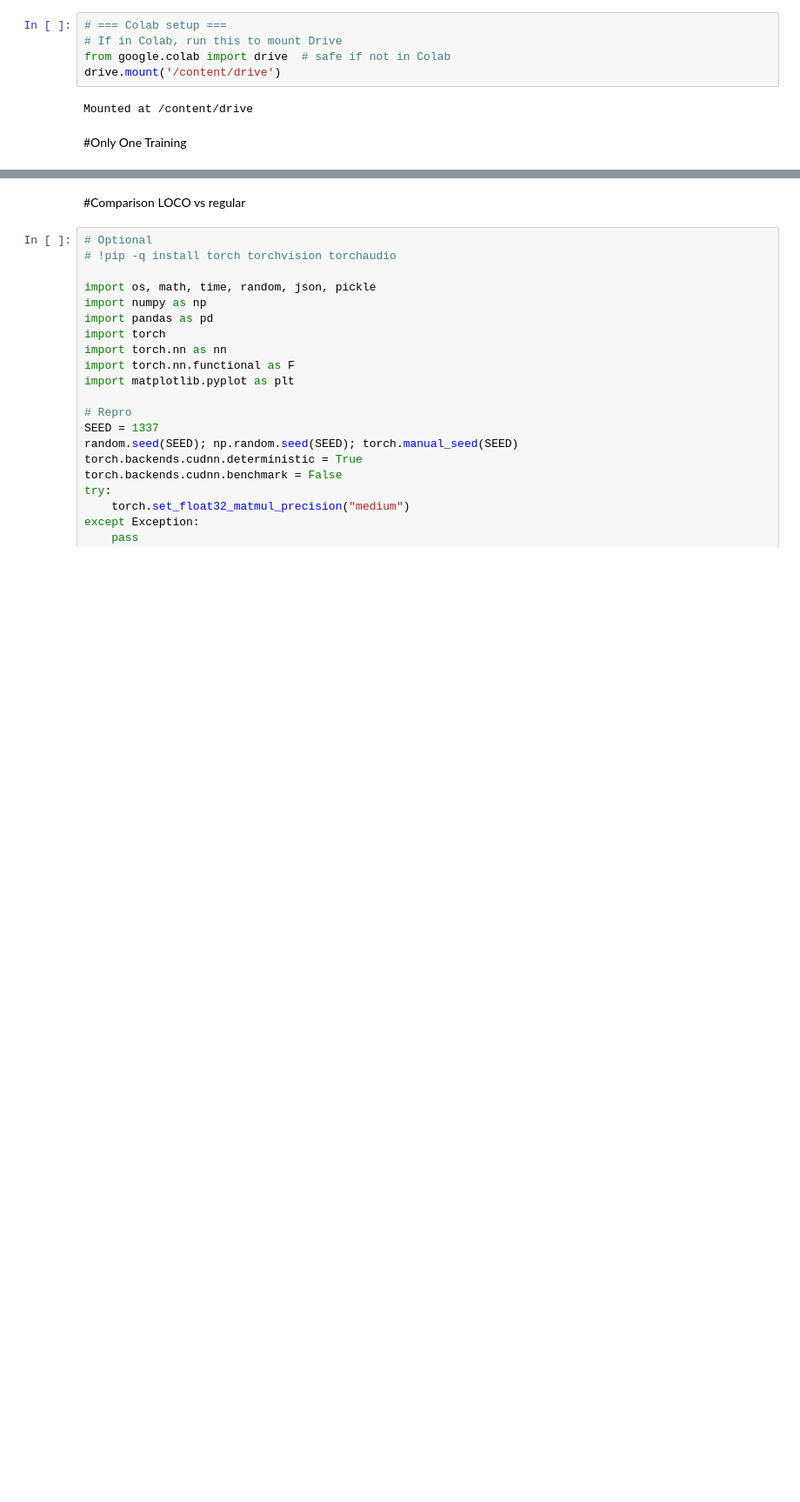
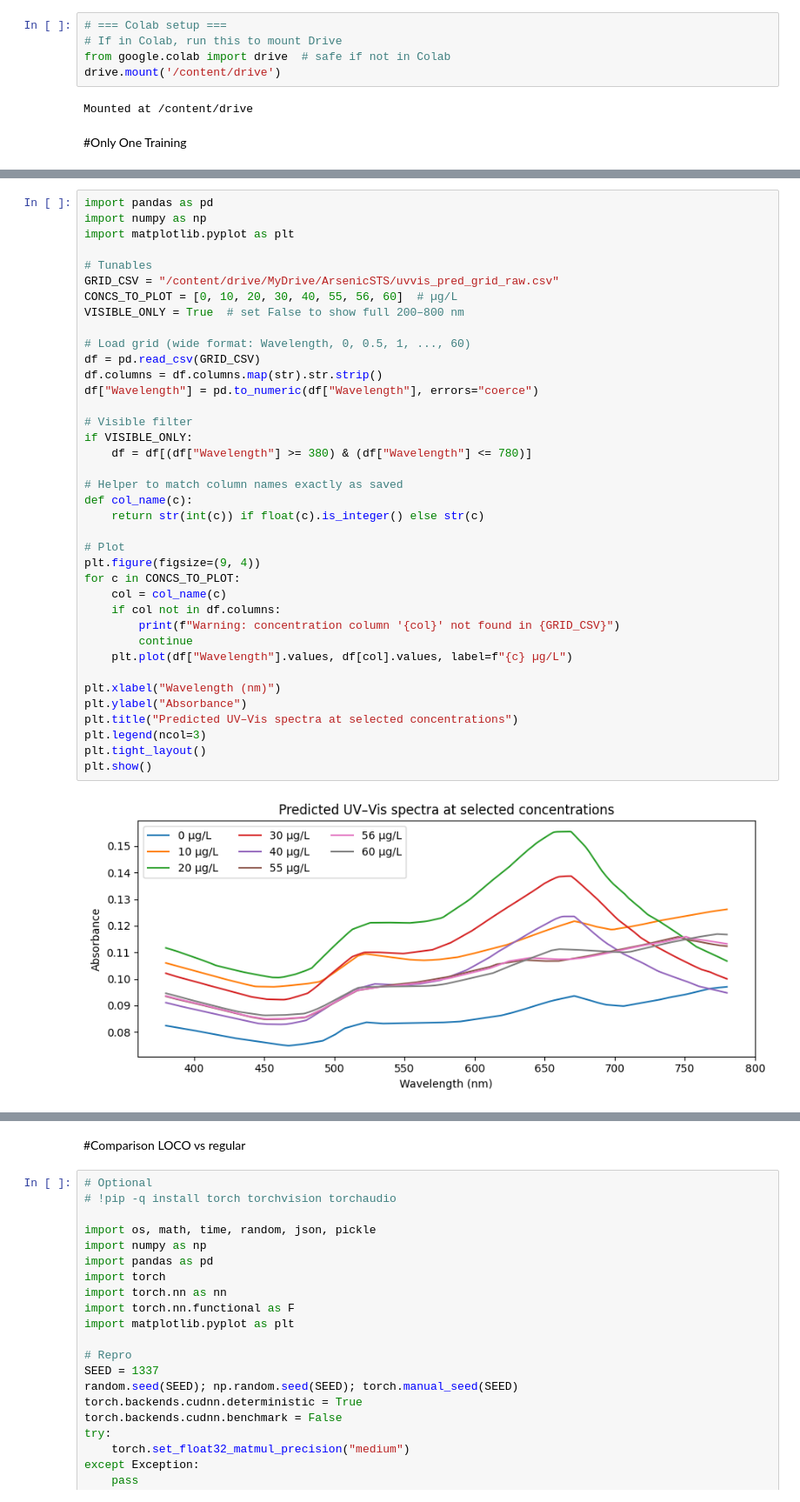
Before and after one commit to sushirito/ArsenicFR, a Jupyter notebook: ArsenicAutoencoder.ipynb, the cells around one changed output, grey strips where cells are left out. Shown at 87% size. Saved outputs shown, nothing was run; the diff lists cells and outputs as text; blank space fills up the shorter version.

```diff
--- a/ArsenicAutoencoder.ipynb
+++ b/ArsenicAutoencoder.ipynb
@@ -291,0 +374,40 @@ Saved predicted spectra to /content/drive/MyDrive/ArsenicSTS/mr_predicted_spectr
+# %%
+import pandas as pd
+import numpy as np
+import matplotlib.pyplot as plt
+
+# Tunables
+GRID_CSV = "/content/drive/MyDrive/ArsenicSTS/uvvis_pred_grid_raw.csv"
+CONCS_TO_PLOT = [0, 10, 20, 30, 40, 55, 56, 60]  # µg/L
+VISIBLE_ONLY = True  # set False to show full 200–800 nm
+
+# Load grid (wide format: Wavelength, 0, 0.5, 1, ..., 60)
+df = pd.read_csv(GRID_CSV)
+df.columns = df.columns.map(str).str.strip()
+df["Wavelength"] = pd.to_numeric(df["Wavelength"], errors="coerce")
+
+# Visible filter
+if VISIBLE_ONLY:
+    df = df[(df["Wavelength"] >= 380) & (df["Wavelength"] <= 780)]
+
+# Helper to match column names exactly as saved
+def col_name(c):
+    return str(int(c)) if float(c).is_integer() else str(c)
+
+# Plot
+plt.figure(figsize=(9, 4))
+for c in CONCS_TO_PLOT:
+    col = col_name(c)
+    if col not in df.columns:
+        print(f"Warning: concentration column '{col}' not found in {GRID_CSV}")
+        continue
+    plt.plot(df["Wavelength"].values, df[col].values, label=f"{c} µg/L")
+
+plt.xlabel("Wavelength (nm)")
+plt.ylabel("Absorbance")
+plt.title("Predicted UV–Vis spectra at selected concentrations")
+plt.legend(ncol=3)
+plt.tight_layout()
+plt.show()
+# %% [output]
+[figure, added]
```
Also changed, not shown: parts of 6 cells of this notebook.
